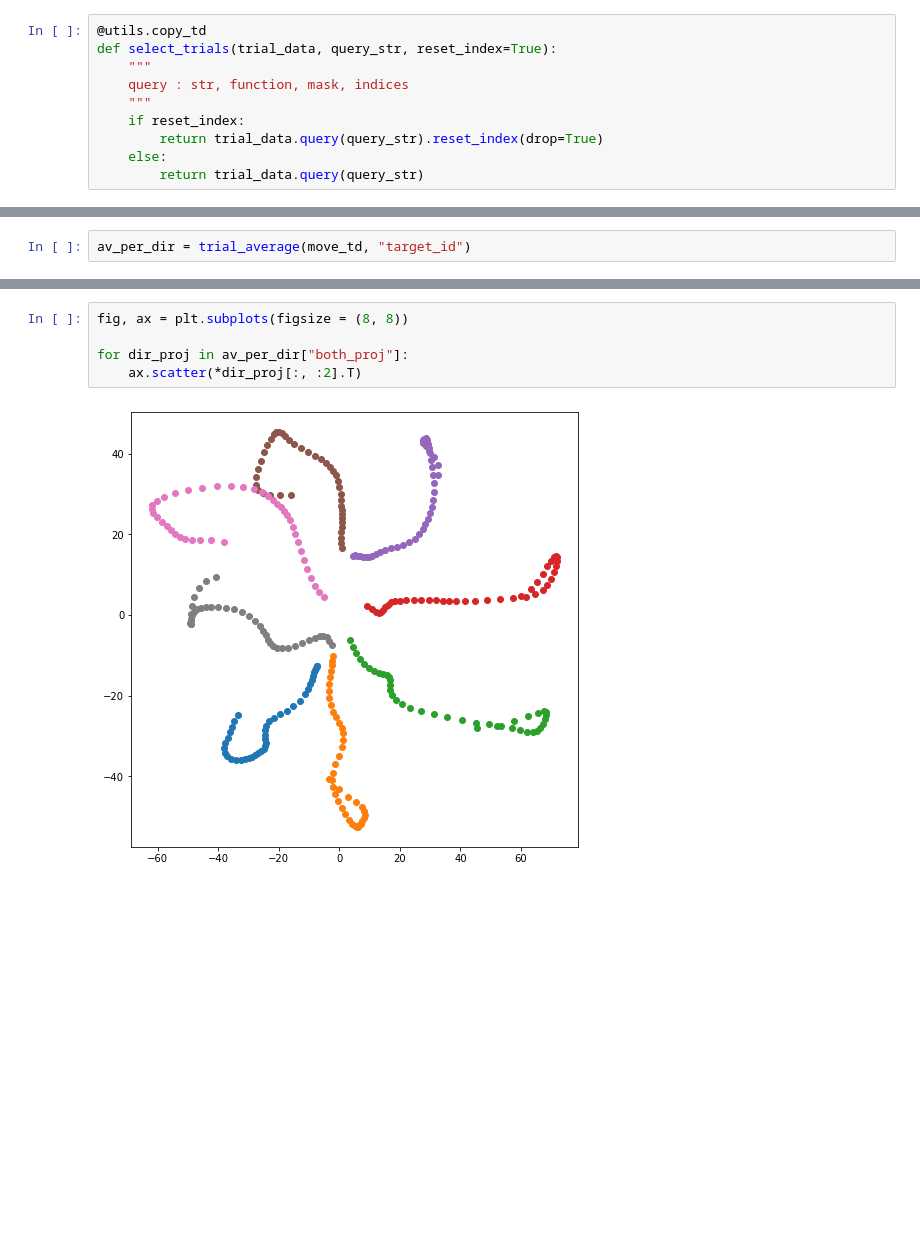
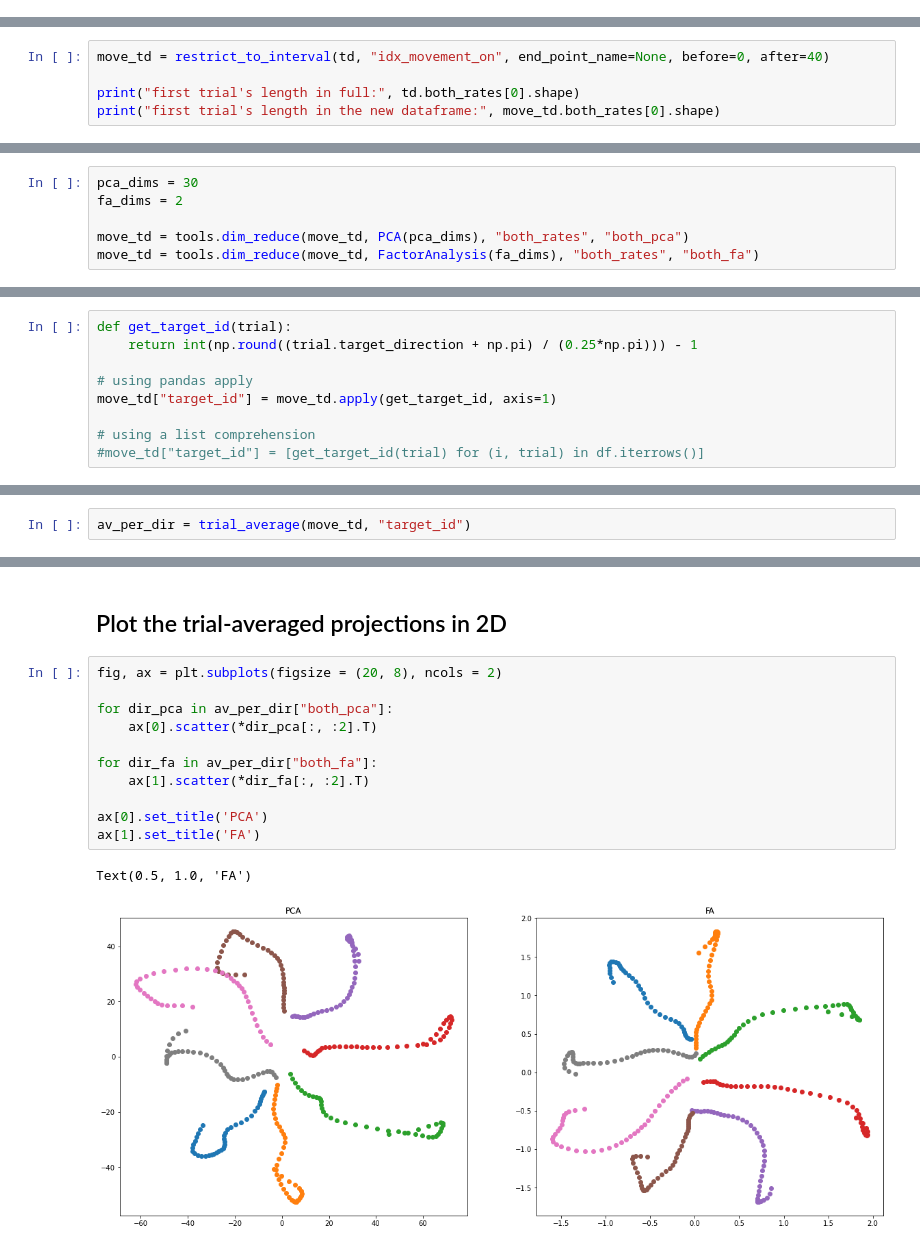
Before and after one commit to NeuralAnalysis/PyalData, a Jupyter notebook: pyaldata_demo.ipynb, the cells around one changed output, grey strips where cells are left out. Cells and saved outputs as stored; diff of their text form; blank space fills up the shorter version.

```diff
--- a/pyaldata_demo.ipynb
+++ b/pyaldata_demo.ipynb
@@ -100,10 +43,0 @@ sns.heatmap(td.M1_rates[0], ax=ax[1])
-# %%
-@utils.copy_td
-def select_trials(trial_data, query_str, reset_index=True):
-    """
-    query : str, function, mask, indices
-    """
-    if reset_index:
-        return trial_data.query(query_str).reset_index(drop=True)
-    else:
-        return trial_data.query(query_str)
@@ -152,0 +153,5 @@ move_td['target_id'] = move_td.apply(lambda trial: int(np.round((trial.target_di
+# %%
+move_td = restrict_to_interval(td, "idx_movement_on", end_point_name=None, before=0, after=40)
+
+print("first trial's length in full:", td.both_rates[0].shape)
+print("first trial's length in the new dataframe:", move_td.both_rates[0].shape)
@@ -152,0 +172,6 @@ move_td['target_id'] = move_td.apply(lambda trial: int(np.round((trial.target_di
+# %%
+pca_dims = 30
+fa_dims = 2
+
+move_td = tools.dim_reduce(move_td, PCA(pca_dims), "both_rates", "both_pca")
+move_td = tools.dim_reduce(move_td, FactorAnalysis(fa_dims), "both_rates", "both_fa")
@@ -152,0 +184,9 @@ move_td['target_id'] = move_td.apply(lambda trial: int(np.round((trial.target_di
+# %%
+def get_target_id(trial):
+    return int(np.round((trial.target_direction + np.pi) / (0.25*np.pi))) - 1
+
+# using pandas apply
+move_td["target_id"] = move_td.apply(get_target_id, axis=1)
+
+# using a list comprehension
+#move_td["target_id"] = [get_target_id(trial) for (i, trial) in df.iterrows()]
@@ -167,8 +211,17 @@ av_per_dir
 8 rows × 23 columns
+# %% [markdown]
+## Plot the trial-averaged projections in 2D
 # %%
-fig, ax = plt.subplots(figsize = (8, 8))
+fig, ax = plt.subplots(figsize = (20, 8), ncols = 2)
 
-for dir_proj in av_per_dir["both_proj"]:
-    ax.scatter(*dir_proj[:, :2].T)
+for dir_pca in av_per_dir["both_pca"]:
+    ax[0].scatter(*dir_pca[:, :2].T)
+
+for dir_fa in av_per_dir["both_fa"]:
+    ax[1].scatter(*dir_fa[:, :2].T)
+
+ax[0].set_title('PCA')
+ax[1].set_title('FA')
 # %% [output]
+Text(0.5, 1.0, 'FA')
-[figure, old version]
+[figure, new version]
```
Also changed, not shown: parts of 63 cells of this notebook.
